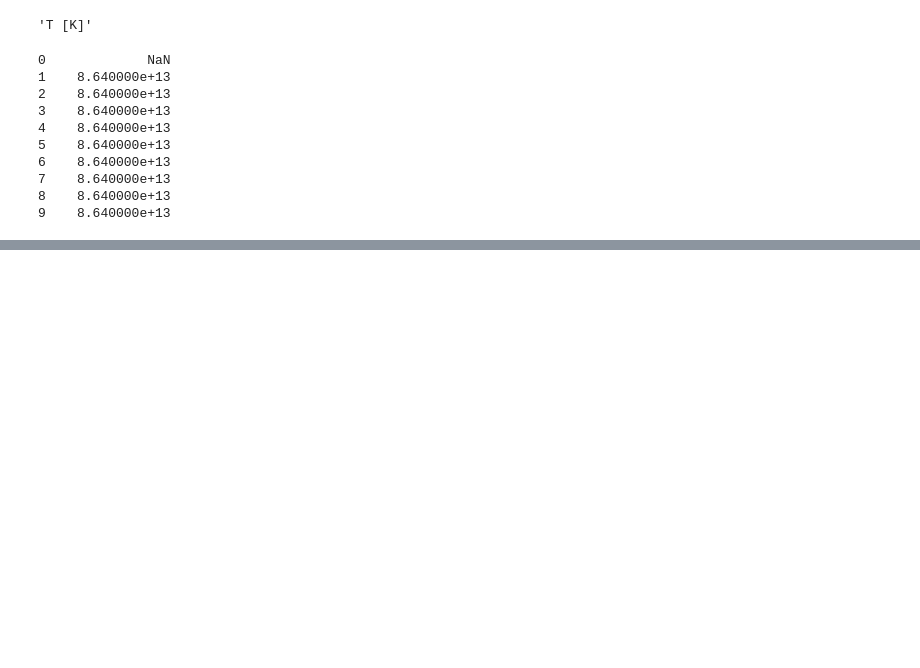
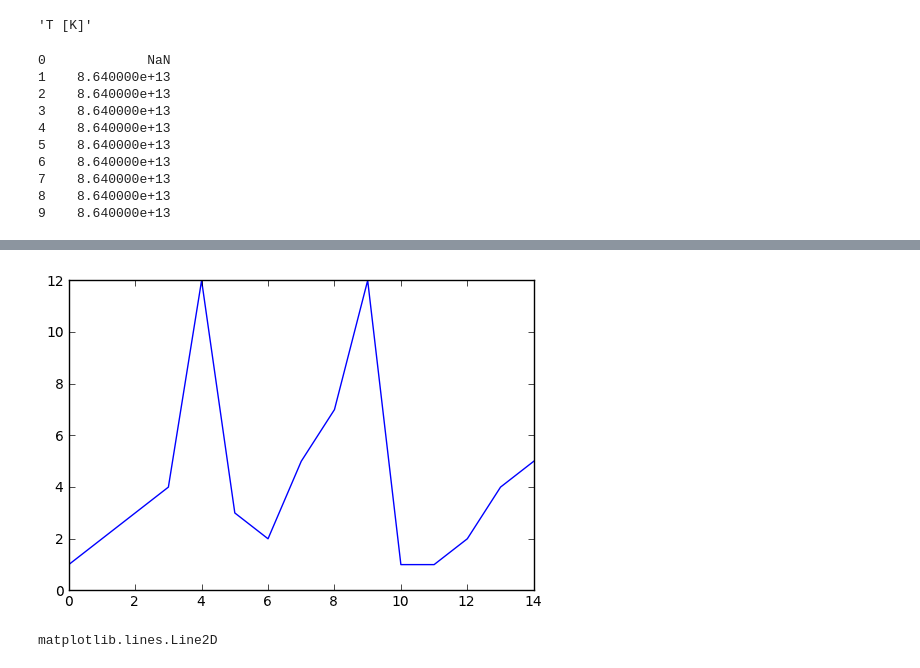
Before and after one commit to lro-diviner/divcalib, a Jupyter notebook: playing around.ipynb, the cells around one changed output, grey strips where cells are left out. Cells and saved outputs as stored; diff of their text form; code cells hidden in the pictures; blank space fills up the shorter version.

```diff
--- a/playing around.ipynb
+++ b/playing around.ipynb
@@ -64,0 +340,8 @@ pd.Series(pd.date_range(start="2012-01-01",periods=10)).diff()
+# %%
+obj = plt.plot(x1)
+# %% [output]
+[figure, added]
+# %%
+type(obj[0])
+# %% [output]
+matplotlib.lines.Line2D
```
Also changed, not shown: parts of 49 cells of this notebook, 10 other files.
